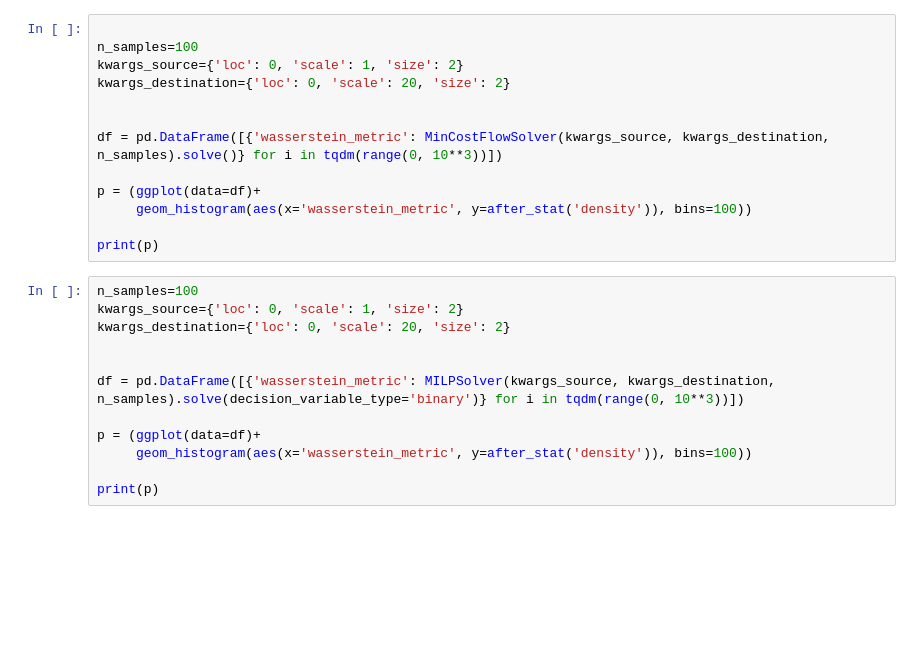
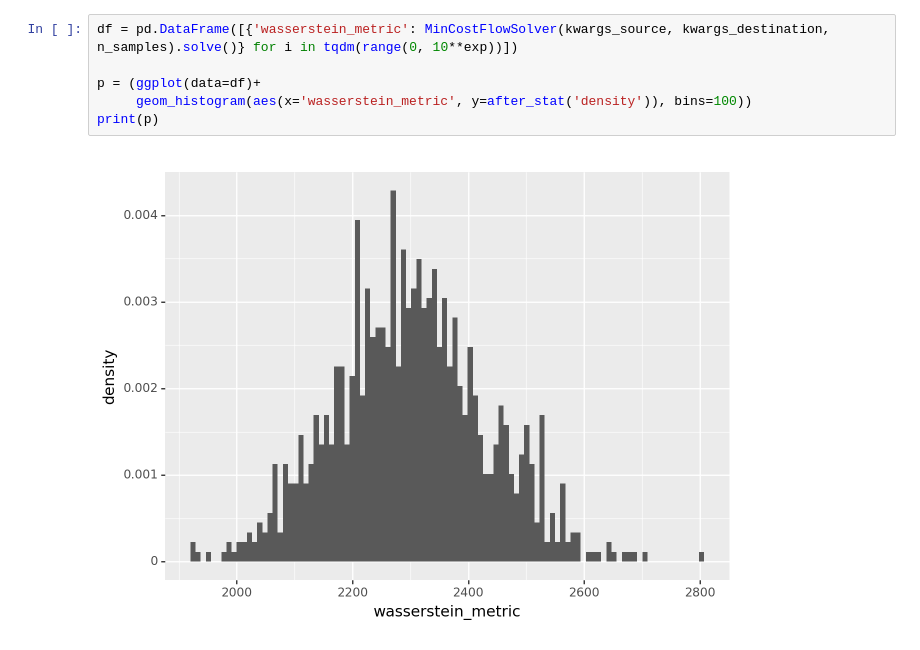
Before and after one commit to FranDeLio/Discrete_Optimal_Transport_and_Wasserstein_Metric_exploration, a Jupyter notebook: discrete_optimal_transport/test_solvers_speed.ipynb, the cells around one changed output. Drawn from its saved outputs; the diff is of its cells as text; blank space fills up the shorter version.

```diff
--- a/discrete_optimal_transport/test_solvers_speed.ipynb
+++ b/discrete_optimal_transport/test_solvers_speed.ipynb
@@ -168,25 +47,8 @@ print(p)
 # %%
-
-n_samples=100
-kwargs_source={'loc': 0, 'scale': 1, 'size': 2}
-kwargs_destination={'loc': 0, 'scale': 20, 'size': 2}
-
-
-df = pd.DataFrame([{'wasserstein_metric': MinCostFlowSolver(kwargs_source, kwargs_destination, n_samples).solve()} for i in tqdm(range(0, 10**3))])
+df = pd.DataFrame([{'wasserstein_metric': MinCostFlowSolver(kwargs_source, kwargs_destination, n_samples).solve()} for i in tqdm(range(0, 10**exp))])
 
 p = (ggplot(data=df)+
      geom_histogram(aes(x='wasserstein_metric', y=after_stat('density')), bins=100))
-
 print(p)
+# %% [output]
+[figure, added]
-# %%
-n_samples=100
-kwargs_source={'loc': 0, 'scale': 1, 'size': 2}
-kwargs_destination={'loc': 0, 'scale': 20, 'size': 2}
-
-
-df = pd.DataFrame([{'wasserstein_metric': MILPSolver(kwargs_source, kwargs_destination, n_samples).solve(decision_variable_type='binary')} for i in tqdm(range(0, 10**3))])
-
-p = (ggplot(data=df)+
-     geom_histogram(aes(x='wasserstein_metric', y=after_stat('density')), bins=100))
-
-print(p)
```
Also changed, not shown: parts of 12 cells of this notebook, 1 other file.
